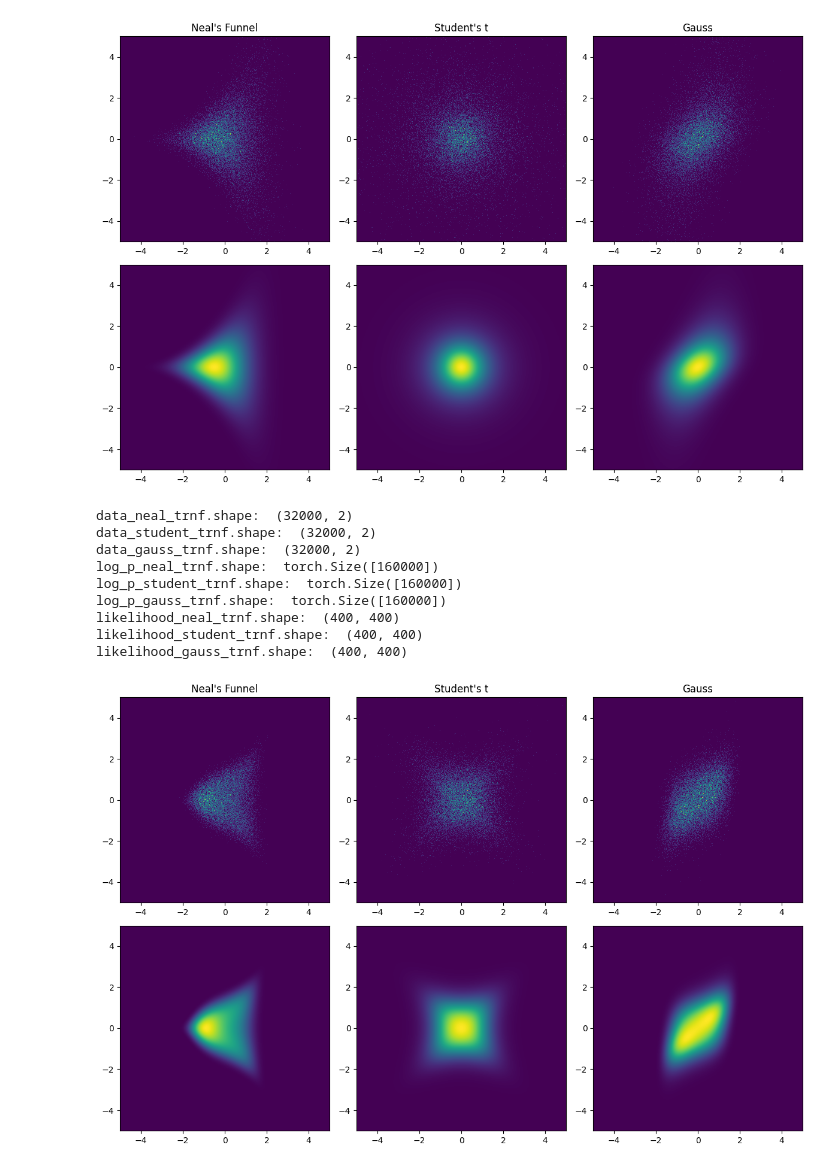
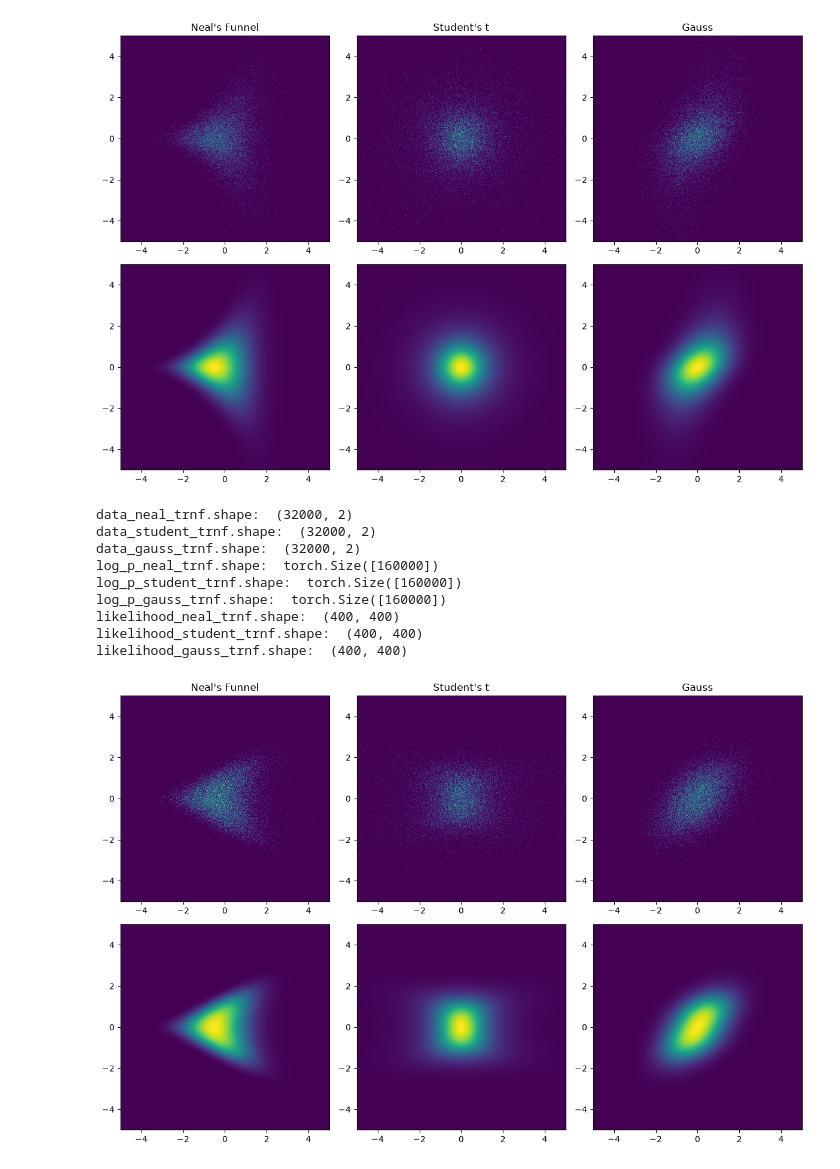
Before and after one commit to Lukas2412/tailnflows, a Jupyter notebook: tailnflows/models/test_transformations.ipynb, the cells around one changed output. Cells and saved outputs as stored; diff of their text form; code cells hidden in the pictures.

```diff
--- a/tailnflows/models/test_transformations.ipynb
+++ b/tailnflows/models/test_transformations.ipynb
@@ -194,7 +207,7 @@ likelihood_gauss.shape:  (400, 400)
 # %%
 # Parameters for TTF transformation
 features = 2
-lam_1_pos = 0.5
+lam_1_pos = 0.0
 lam_1_neg = 0.5
 lam_2_pos = 0.5
 lam_2_neg = 0.5
@@ -210,16 +223,18 @@ a_2_neg = -1.0
 hd_only = True
 fix_params = False
 
-trnf = ArcsinhMarginalTransform(
+trnf = SoftArcsinhMarginalTransform(
     features = features,
     pos_tail_init = torch.tensor([lam_1_pos, lam_2_pos]),
     neg_tail_init = torch.tensor([lam_1_neg, lam_2_neg]),
     shift_init = torch.tensor([shift_1, shift_2]),
     scale_init = torch.tensor([scale_1, scale_2]),
     hd_only = hd_only,
-    mod = mod,
-    a_pos_init = torch.tensor([a_1_pos, a_2_pos]) if a_1_pos is not None and a_2_pos is not None else None,
-    a_neg_init = torch.tensor([a_1_neg, a_2_neg]) if a_1_neg is not None and a_2_neg is not None else None,
+    # mod = mod,
+    # a_pos_init = torch.tensor([a_1_pos, a_2_pos]) if a_1_pos is not None and a_2_pos is not None else None,
+    # a_neg_init = torch.tensor([a_1_neg, a_2_neg]) if a_1_neg is not None and a_2_neg is not None else None,
+    b_pos_init = torch.tensor([5.0, 1.0]),
+    b_neg_init = torch.tensor([5.0, 1.0]),
     fix_params = fix_params,
 )
 
@@ -243,31 +258,31 @@ likelihood_neal_trnf = torch.exp(log_p_neal_trnf).reshape(grid_size, grid_size).
 likelihood_student_trnf = torch.exp(log_p_student_trnf).reshape(grid_size, grid_size).detach().cpu().numpy()
 likelihood_gauss_trnf = torch.exp(log_p_gauss_trnf).reshape(grid_size, grid_size).detach().cpu().numpy()
 print("likelihood_neal_trnf.shape: ", likelihood_neal_trnf.shape)
 print("likelihood_student_trnf.shape: ", likelihood_student_trnf.shape)
 print("likelihood_gauss_trnf.shape: ", likelihood_gauss_trnf.shape)
 
 # Plot inversely transformed likelihoods
 fig, axs = plt.subplots(2, 3, figsize=(12,8))
 axs[0, 0].hist2d(data_neal_trnf[:, 0], data_neal_trnf[:, 1], bins=bins, range=range_hist2d, density=True)
 axs[0, 0].set_title("Neal's Funnel")
 axs[0, 1].hist2d(data_student_trnf[:, 0], data_student_trnf[:, 1], bins=bins, range=range_hist2d, density=True)
 axs[0, 1].set_title("Student's t")
 axs[0, 2].hist2d(data_gauss_trnf[:, 0], data_gauss_trnf[:, 1], bins=bins, range=range_hist2d, density=True)
 axs[0, 2].set_title("Gauss")
 axs[1, 0].imshow(likelihood_neal_trnf, extent=extent_imshow, aspect='auto', origin='lower', cmap='viridis')
 axs[1, 1].imshow(likelihood_student_trnf, extent=extent_imshow, aspect='auto', origin='lower', cmap='viridis')
 axs[1, 2].imshow(likelihood_gauss_trnf, extent=extent_imshow, aspect='auto', origin='lower', cmap='viridis')
 
 plt.tight_layout()
 plt.show()
 # %% [output]
 data_neal_trnf.shape:  (32000, 2)
 data_student_trnf.shape:  (32000, 2)
 data_gauss_trnf.shape:  (32000, 2)
 log_p_neal_trnf.shape:  torch.Size([160000])
 log_p_student_trnf.shape:  torch.Size([160000])
 log_p_gauss_trnf.shape:  torch.Size([160000])
 likelihood_neal_trnf.shape:  (400, 400)
 likelihood_student_trnf.shape:  (400, 400)
 likelihood_gauss_trnf.shape:  (400, 400)
-[figure, old version]
+[figure, new version]
```
Also changed, not shown: parts of 3 cells of this notebook, 3 other files.
